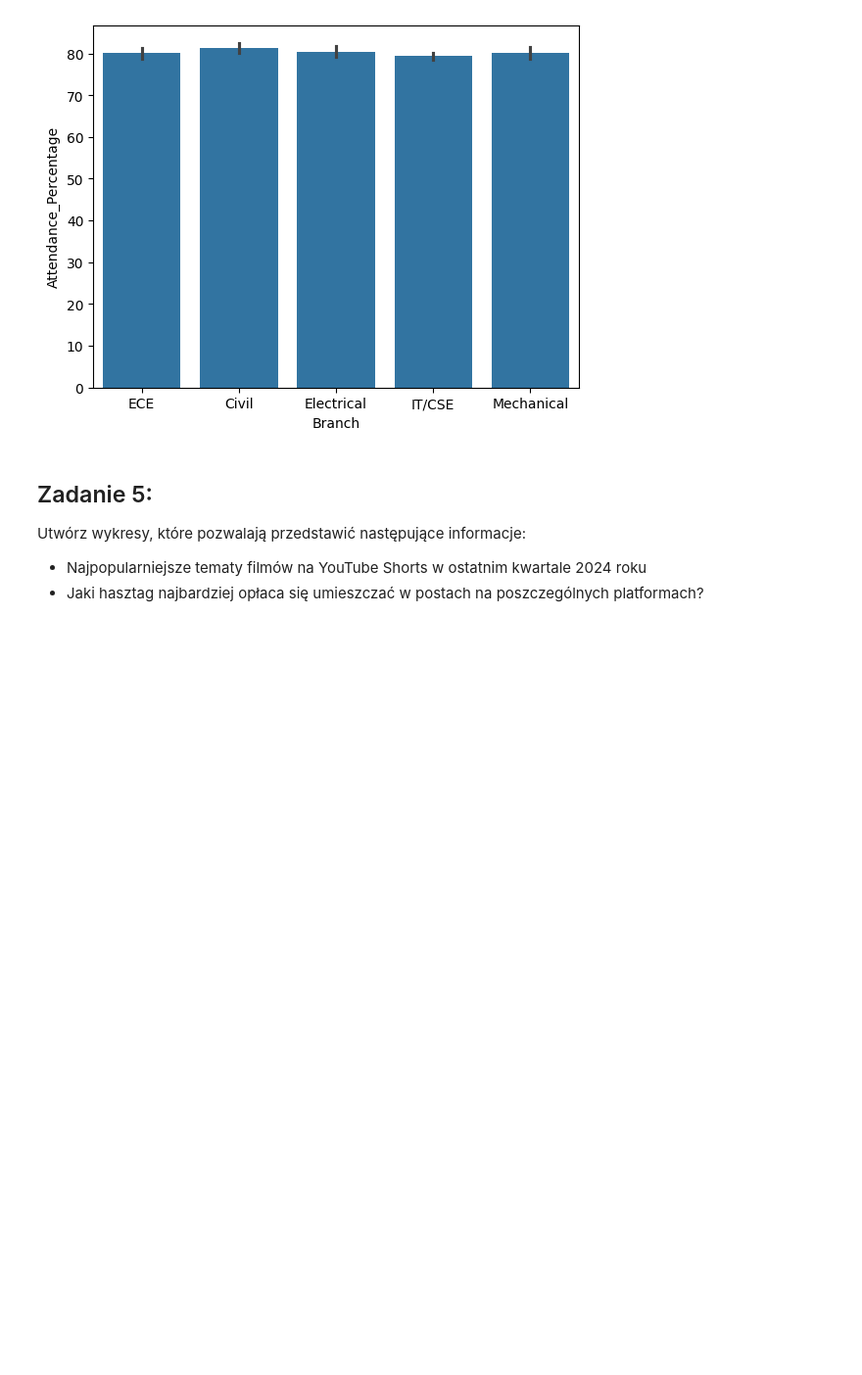
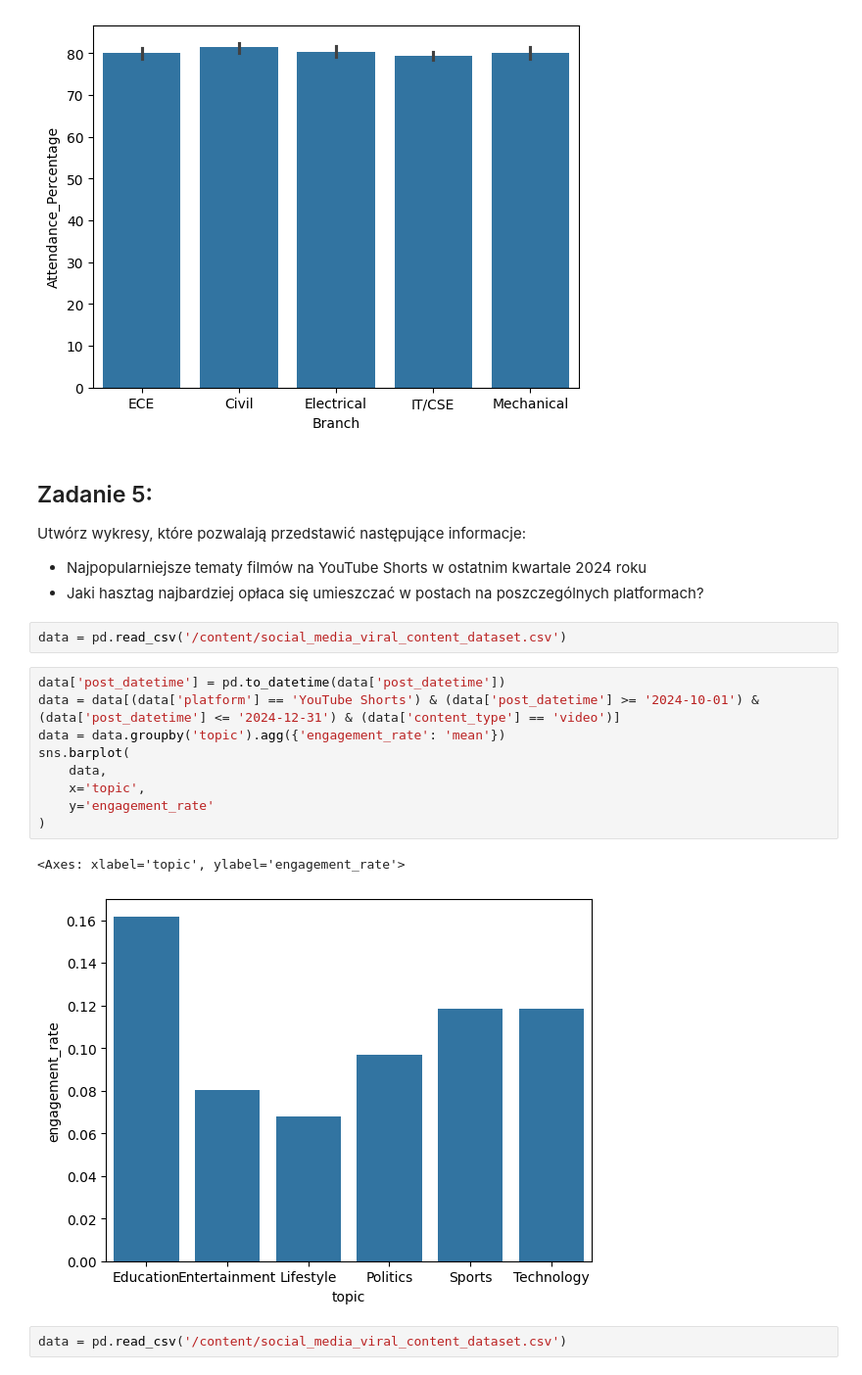
Before and after one commit to Zajecia-na-PWr-LR/lista-1-MateuszOlech, a Jupyter notebook: UczenieMaszynowe_25_26_Lista1.ipynb, the cells around one changed output. Shown at 98% size. Drawn from its saved outputs; the diff is of its cells as text; blank space fills up the shorter version.

```diff
--- a/UczenieMaszynowe_25_26_Lista1.ipynb
+++ b/UczenieMaszynowe_25_26_Lista1.ipynb
@@ -175,3 +175,19 @@ sns.barplot(
 Utwórz wykresy, które pozwalają przedstawić następujące informacje:
 - Najpopularniejsze tematy filmów na YouTube Shorts w ostatnim kwartale 2024 roku
 - Jaki hasztag najbardziej opłaca się umieszczać w  postach na poszczególnych platformach?
+# %%
+data = pd.read_csv('/content/social_media_viral_content_dataset.csv')
+# %%
+data['post_datetime'] = pd.to_datetime(data['post_datetime'])
+data = data[(data['platform'] == 'YouTube Shorts') & (data['post_datetime'] >= '2024-10-01') & (data['post_datetime'] <= '2024-12-31') & (data['content_type'] == 'video')]
+data = data.groupby('topic').agg({'engagement_rate': 'mean'})
+sns.barplot(
+    data,
+    x='topic',
+    y='engagement_rate'
+)
+# %% [output]
+<Axes: xlabel='topic', ylabel='engagement_rate'>
+[figure, added]
+# %%
+data = pd.read_csv('/content/social_media_viral_content_dataset.csv')
```
Also changed, not shown: parts of 1 cell of this notebook.
